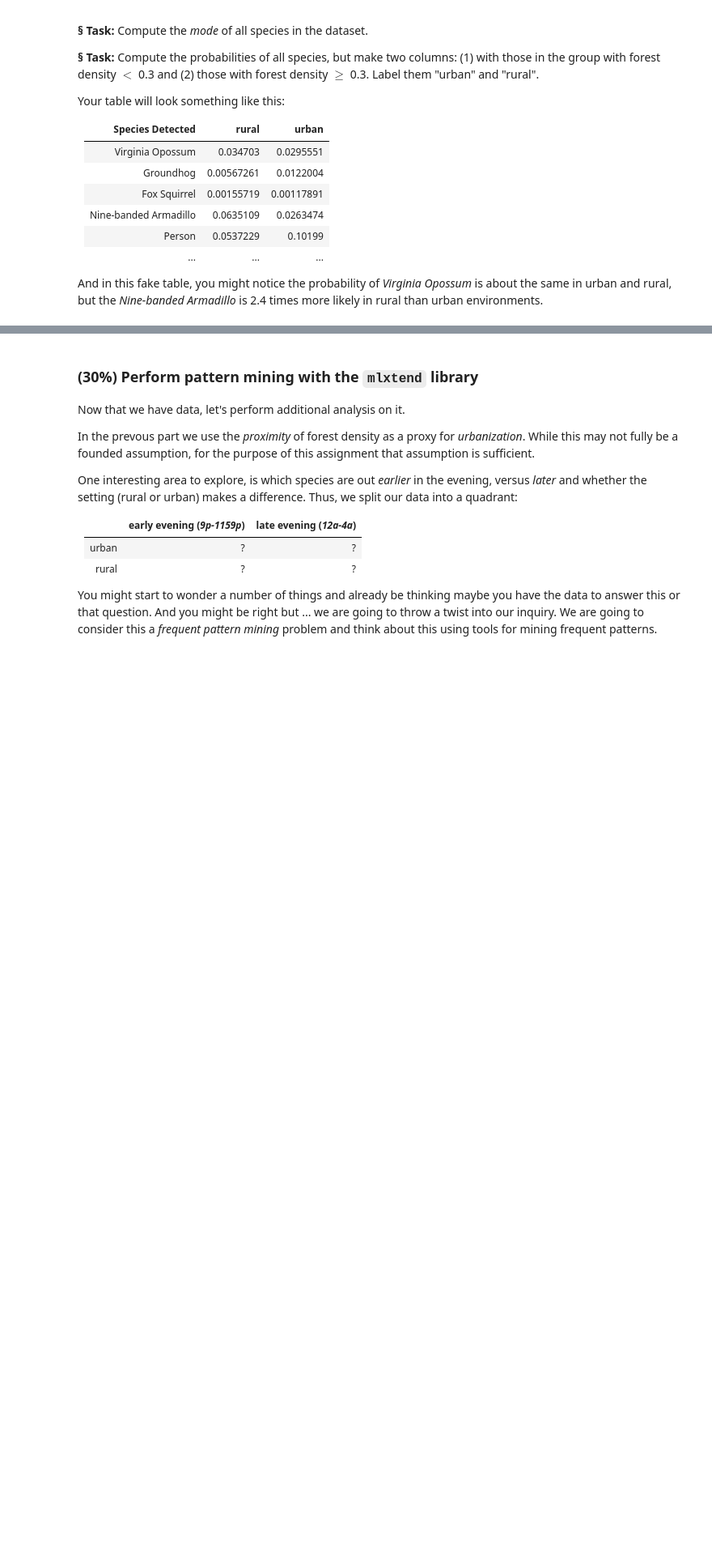
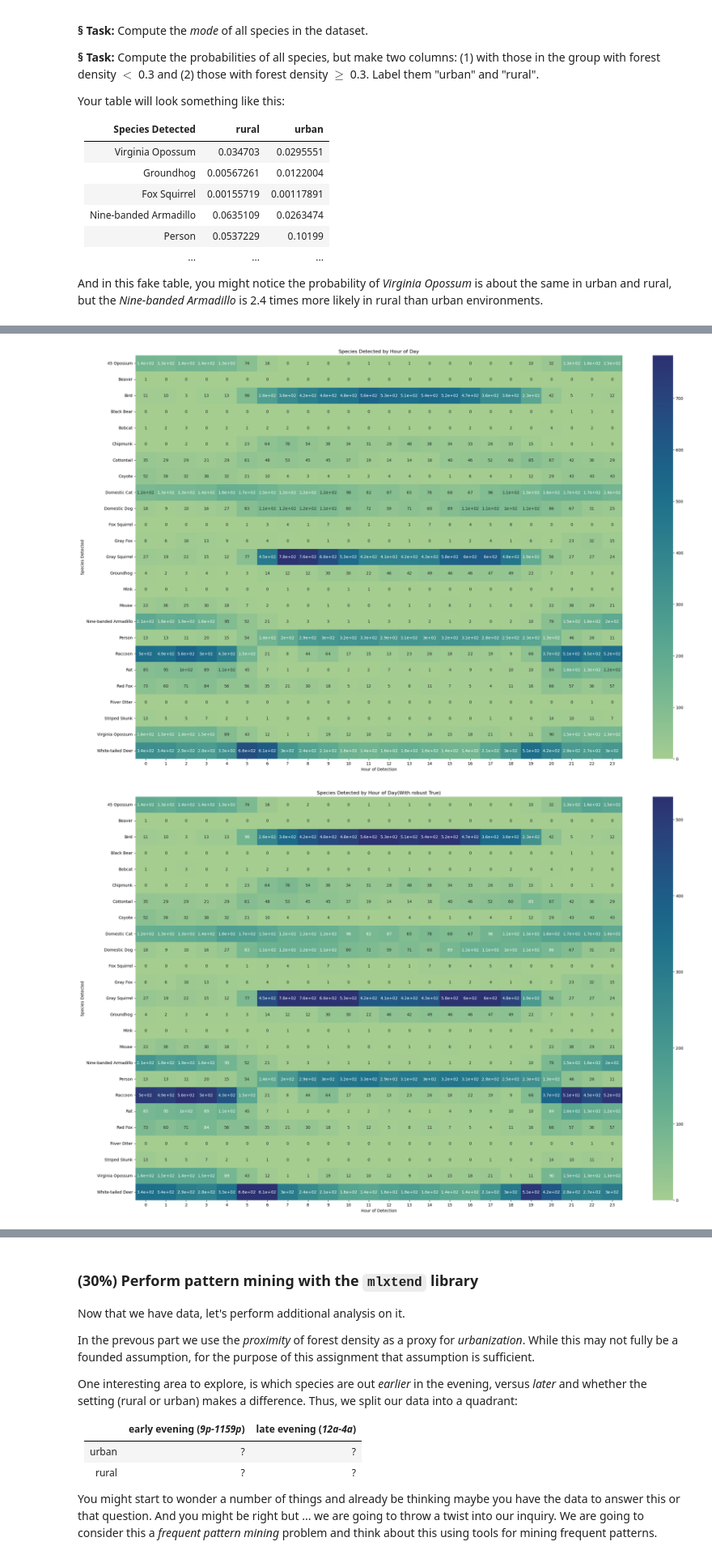
Before and after one commit to mktulasi/mcis6273_f23_datamining, a Jupyter notebook: homework/hw1/hw1.ipynb, the cells around one changed output, grey strips where cells are left out. Shown: that part at 81% size. Cells and saved outputs as stored; diff of their text form; code cells hidden in the pictures; blank space fills up the shorter version.

```diff
--- a/homework/hw1/hw1.ipynb
+++ b/homework/hw1/hw1.ipynb
@@ -309,0 +330,70 @@ in rural than urban environments.
+# %%
+import pandas as pd
+import seaborn as sns
+import matplotlib.pyplot as plt
+
+# Read the dataset
+df = pd.read_csv("DRYAD_Data_Johansson_Updated2_1.csv")
+df['Time of Detection'] = pd.to_datetime(df['Time of Detection']).dt.time
+df['Hour of Detection'] = df['Time of Detection'].apply(lambda t: t.hour)
+
+# What are the top 5 species detected over the entire dataset?
+# Group by Species Detected and sum up the counts
+grouped_df = df.groupby('Species Detected')['Number of the Species Detected in the Photo'].sum().reset_index()
+# Sort by count in descending order and take the top 5
+top_5_species = grouped_df.sort_values(by='Number of the Species Detected in the Photo', ascending=False).head(5)
+print("Top 5 Species Detected are:")
+print(top_5_species['Species Detected'])
+
+
+# Which 5 species over all data are most frequent at midnight (12am)?
+# Filter rows where the Hour of Detection is 0 which means midnight
+midnight_df = df[df['Hour of Detection'] == 0]
+# Group by species and sum up the counts
+midnight_df = midnight_df.groupby('Species Detected')['Number of the Species Detected in the Photo'].sum().reset_index()
+# Sort by count in descending order and take the top 5
+midnight_df_top_5 = midnight_df.sort_values(by='Number of the Species Detected in the Photo', ascending=False).head(5)
+print("Top 5 Species Detected at Midnight are:")
+print(midnight_df_top_5['Species Detected'])
+
+
+# Use the library sns.heatmap() to generate a heatmap with Species Detected on the y-axis and Hour of Detection on the x-axis.
+# Create a DataFrame that shows the frequency of each species per hour
+heatmap_data = df.groupby(['Species Detected', 'Hour of Detection']).size().reset_index(name='Frequency')
+# Pivot this DataFrame so that we have Species on the y-axis and Hour on the x-axis
+heatmap_data_pivot = heatmap_data.pivot(index="Species Detected", columns="Hour of Detection", values="Frequency").fillna(0)
+
+# Generate the heatmap
+plt.figure(figsize=(27, 18))
+sns.heatmap(heatmap_data_pivot, annot=True, cmap="crest")
+plt.title("Species Detected by Hour of Day")
+plt.show()
+
+
+# Compare the result of your prior answer with running heatmap() with the robust=True parameter. Which of the two output graphs looks more interpretable. Why?
+# Generate the heatmap
+plt.figure(figsize=(27, 18))
+sns.heatmap(heatmap_data_pivot, annot=True, cmap="crest", robust=True)
+plt.title("Species Detected by Hour of Day(With robust True)")
+plt.show()
+
+
+# Compute the mode of all species in the dataset.
+# Find the mode of the 'Species Detected'
+mode_species = df['Species Detected'].mode()[0]
+print(f"The mode of the 'Species Detected' is: {mode_species}")
+
+
+#Compute the probabilities of all species, but make two columns: (1) with those in the group with forest density < 0.3 and (2) those with forest density ≥ 0.3. Label them “urban” and “rural”.
+# Create a new column indicating 'urban' or 'rural' based on forest density
+df['DensityType'] = df['Forest Cover within 1.5km of camera (km^2)'].apply(lambda x: 'urban' if x < 0.3 else 'rural')
+
+# Compute probabilities for each group
+total_counts = df.groupby('DensityType')['Number of the Species Detected in the Photo'].sum()
+grouped_df = df.groupby(['Species Detected', 'DensityType'])['Number of the Species Detected in the Photo'].sum().reset_index()
+grouped_df['Probability'] = grouped_df.apply(lambda row: row['Number of the Species Detected in the Photo'] / total_counts[row['DensityType']], axis=1)
+
+# Pivot the DataFrame to get 'urban' and 'rural' as columns
+pivot_df = grouped_df.pivot(index='Species Detected', columns='DensityType', values='Probability').fillna(0)
+print(pivot_df)
+# %% [output]
@@ -309,0 +414,2 @@ in rural than urban environments.
+[figure, added]
+[figure, added]
```
Also changed, not shown: parts of 3 cells of this notebook.
